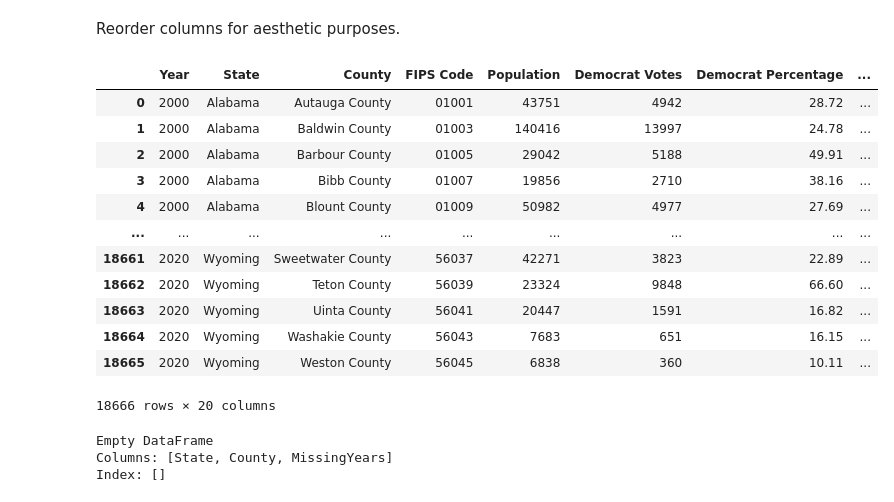
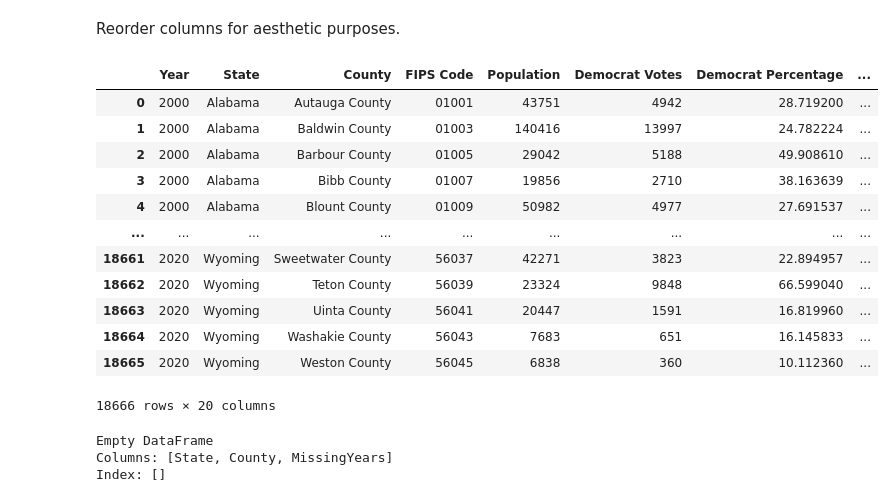
Before and after one commit to matthewcavanaugh96/us-presidential-elections-by-county, a Jupyter notebook: Part 2 Merging.ipynb, the cells around one changed output. Drawn from its saved outputs; the diff is of its cells as text; code cells hidden in the pictures.

```diff
--- a/Part 2 Merging.ipynb
+++ b/Part 2 Merging.ipynb
@@ -606,7 +606,7 @@ election_pivot = pd.merge(
     how='left'
 )
 # %%
-election_pivot = election_pivot.round(2)
+#election_pivot = election_pivot.round(2)
 election_pivot
 # %% [output]
 |  | Year | State | County | FIPS Code | Democrat Votes | Democrat Percentage | Republican Votes | ... |
@@ -787,8 +787,8 @@ election_pivot = election_pivot[[
     'Democrat Percentage',
     'Republican Votes',
     'Republican Percentage',
-    'Other Votes',
-    'Other Percentage',
+    'Third Party Votes',
+    'Third Party Percentage',
     'Total Votes',
     'Turnout',
     'D-R margin',
@@ -800,21 +800,21 @@ election_pivot = election_pivot[[
     'Unemployment rate'
 ]]
 # %%
-election_pivot = election_pivot.round(2)
+#election_pivot = election_pivot.round(2)
 election_pivot
 # %% [output]
 |  | Year | State | County | FIPS Code | Population | Democrat Votes | Democrat Percentage | ... |
-| 0 | 2000 | Alabama | Autauga County | 01001 | 43751 | 4942 | 28.72 | ... |
-| 1 | 2000 | Alabama | Baldwin County | 01003 | 140416 | 13997 | 24.78 | ... |
-| 2 | 2000 | Alabama | Barbour County | 01005 | 29042 | 5188 | 49.91 | ... |
-| 3 | 2000 | Alabama | Bibb County | 01007 | 19856 | 2710 | 38.16 | ... |
-| 4 | 2000 | Alabama | Blount County | 01009 | 50982 | 4977 | 27.69 | ... |
+| 0 | 2000 | Alabama | Autauga County | 01001 | 43751 | 4942 | 28.719200 | ... |
+| 1 | 2000 | Alabama | Baldwin County | 01003 | 140416 | 13997 | 24.782224 | ... |
+| 2 | 2000 | Alabama | Barbour County | 01005 | 29042 | 5188 | 49.908610 | ... |
+| 3 | 2000 | Alabama | Bibb County | 01007 | 19856 | 2710 | 38.163639 | ... |
+| 4 | 2000 | Alabama | Blount County | 01009 | 50982 | 4977 | 27.691537 | ... |
 | ... | ... | ... | ... | ... | ... | ... | ... | ... |
-| 18661 | 2020 | Wyoming | Sweetwater County | 56037 | 42271 | 3823 | 22.89 | ... |
-| 18662 | 2020 | Wyoming | Teton County | 56039 | 23324 | 9848 | 66.60 | ... |
-| 18663 | 2020 | Wyoming | Uinta County | 56041 | 20447 | 1591 | 16.82 | ... |
-| 18664 | 2020 | Wyoming | Washakie County | 56043 | 7683 | 651 | 16.15 | ... |
-| 18665 | 2020 | Wyoming | Weston County | 56045 | 6838 | 360 | 10.11 | ... |
+| 18661 | 2020 | Wyoming | Sweetwater County | 56037 | 42271 | 3823 | 22.894957 | ... |
+| 18662 | 2020 | Wyoming | Teton County | 56039 | 23324 | 9848 | 66.599040 | ... |
+| 18663 | 2020 | Wyoming | Uinta County | 56041 | 20447 | 1591 | 16.819960 | ... |
+| 18664 | 2020 | Wyoming | Washakie County | 56043 | 7683 | 651 | 16.145833 | ... |
+| 18665 | 2020 | Wyoming | Weston County | 56045 | 6838 | 360 | 10.112360 | ... |
 18666 rows × 20 columns
 # %%
 expected_years = {2000, 2004, 2008, 2012, 2016, 2020}
```
Also changed, not shown: parts of 11 cells of this notebook, 4 other files.
